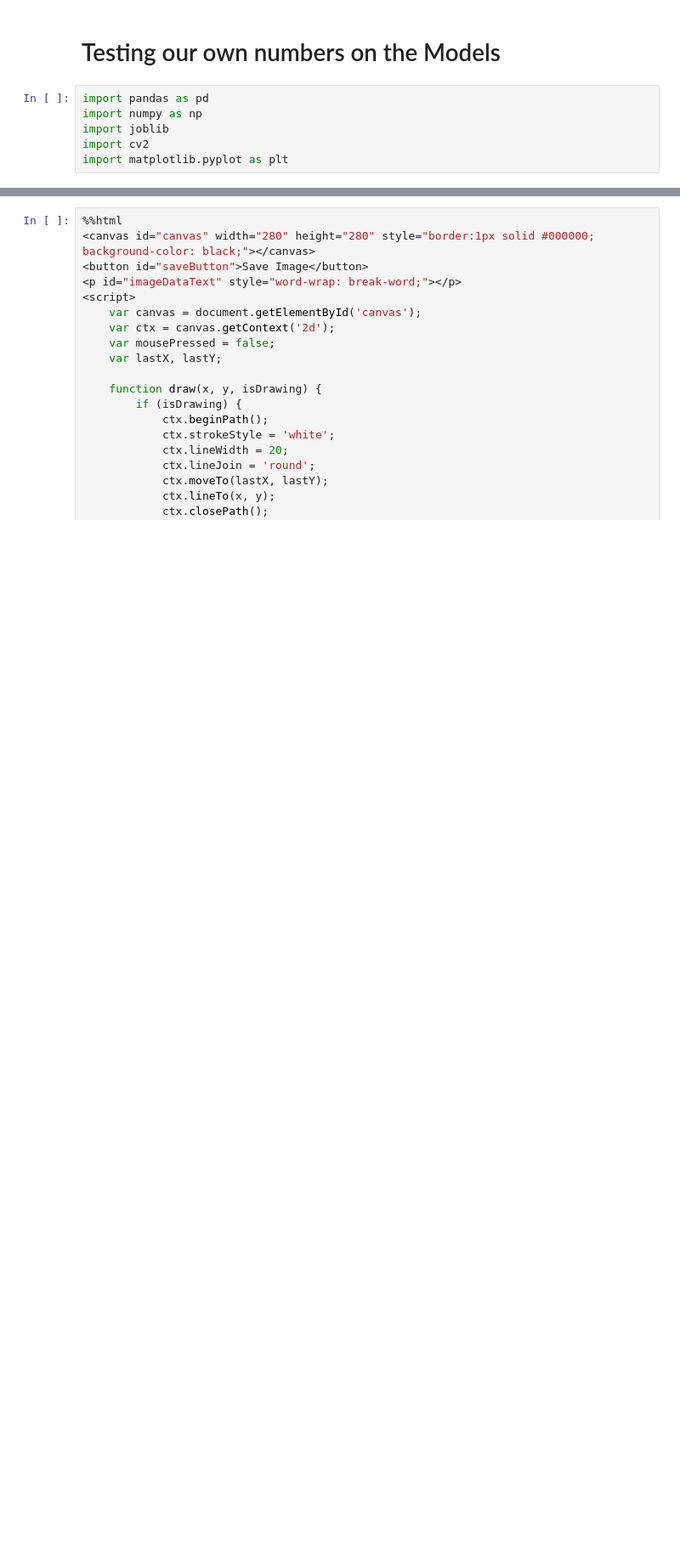
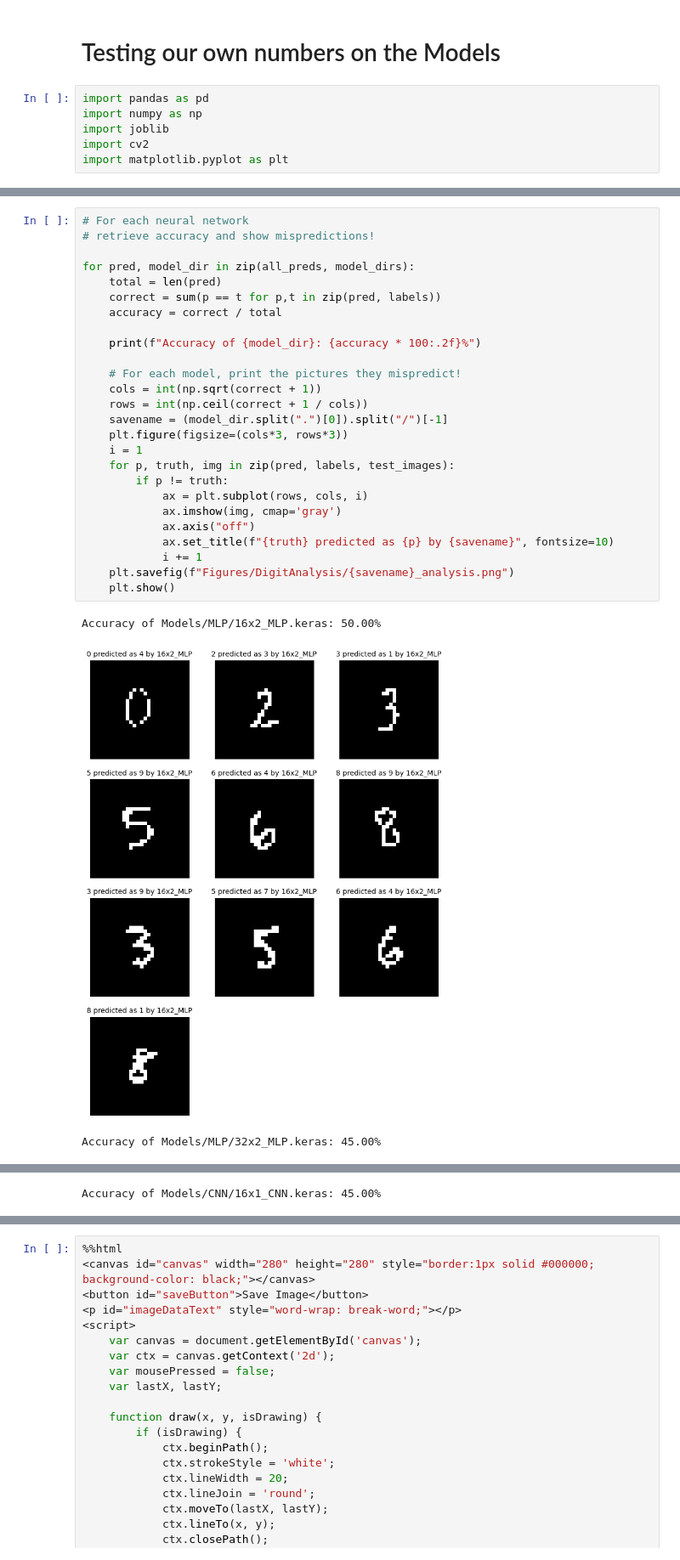
Before and after one commit to gabriel-emanuel/MSAAI-501-Final, a Jupyter notebook: Testing_our_own_nums.ipynb, the cells around one changed output, grey strips where cells are left out. Shown: that part at 85% size. Cells and saved outputs as stored; diff of their text form; blank space fills up the shorter version.

```diff
--- a/Testing_our_own_nums.ipynb
+++ b/Testing_our_own_nums.ipynb
@@ -91,0 +199,30 @@ Image 9: [0 0 0 0 0 0 0 0 0 0]...
+# %%
+# For each neural network
+# retrieve accuracy and show mispredictions!
+
+for pred, model_dir in zip(all_preds, model_dirs):
+    total = len(pred)
+    correct = sum(p == t for p,t in zip(pred, labels))
+    accuracy = correct / total
+
+    print(f"Accuracy of {model_dir}: {accuracy * 100:.2f}%")
+
+    # For each model, print the pictures they mispredict!
+    cols = int(np.sqrt(correct + 1))
+    rows = int(np.ceil(correct + 1 / cols))
+    savename = (model_dir.split(".")[0]).split("/")[-1]
+    plt.figure(figsize=(cols*3, rows*3))
+    i = 1
+    for p, truth, img in zip(pred, labels, test_images):
+        if p != truth:
+            ax = plt.subplot(rows, cols, i)
+            ax.imshow(img, cmap='gray')
+            ax.axis("off")
+            ax.set_title(f"{truth} predicted as {p} by {savename}", fontsize=10)
+            i += 1
+    plt.savefig(f"Figures/DigitAnalysis/{savename}_analysis.png")
+    plt.show()
+# %% [output]
+Accuracy of Models/MLP/16x2_MLP.keras: 50.00%
+[figure, added]
+Accuracy of Models/MLP/32x2_MLP.keras: 45.00%
@@ -91,0 +230 @@ Image 9: [0 0 0 0 0 0 0 0 0 0]...
+Accuracy of Models/CNN/16x1_CNN.keras: 45.00%
```
Also changed, not shown: parts of 11 cells of this notebook, 5 other files.
